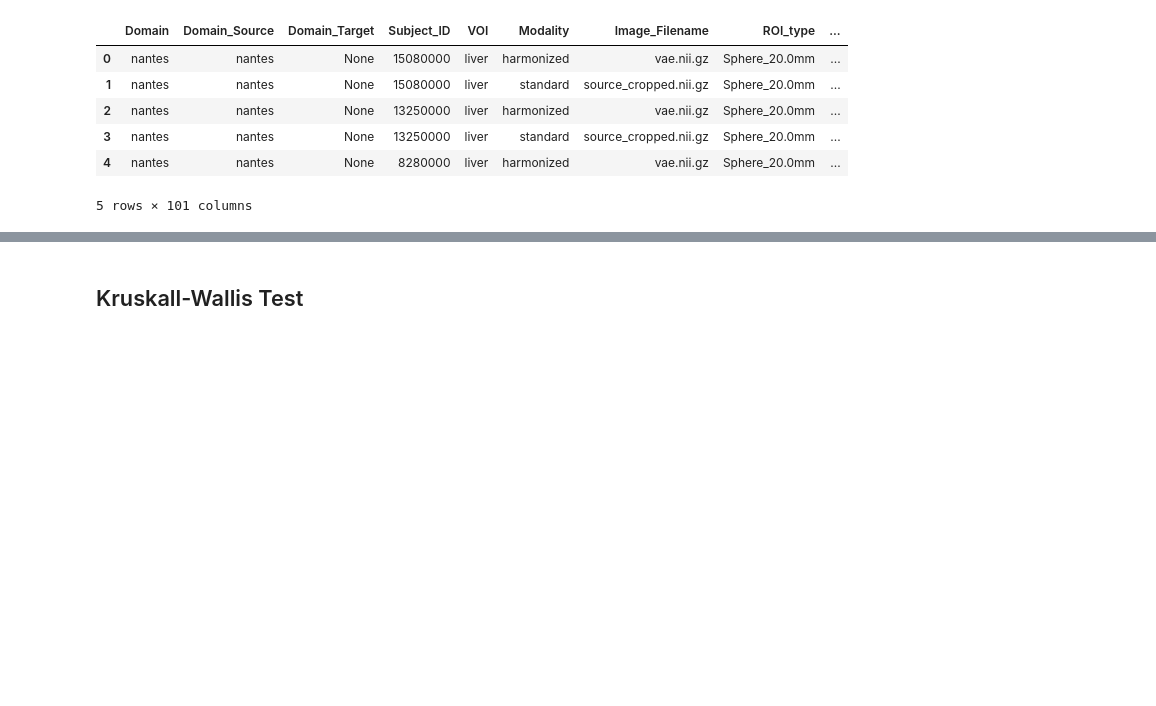
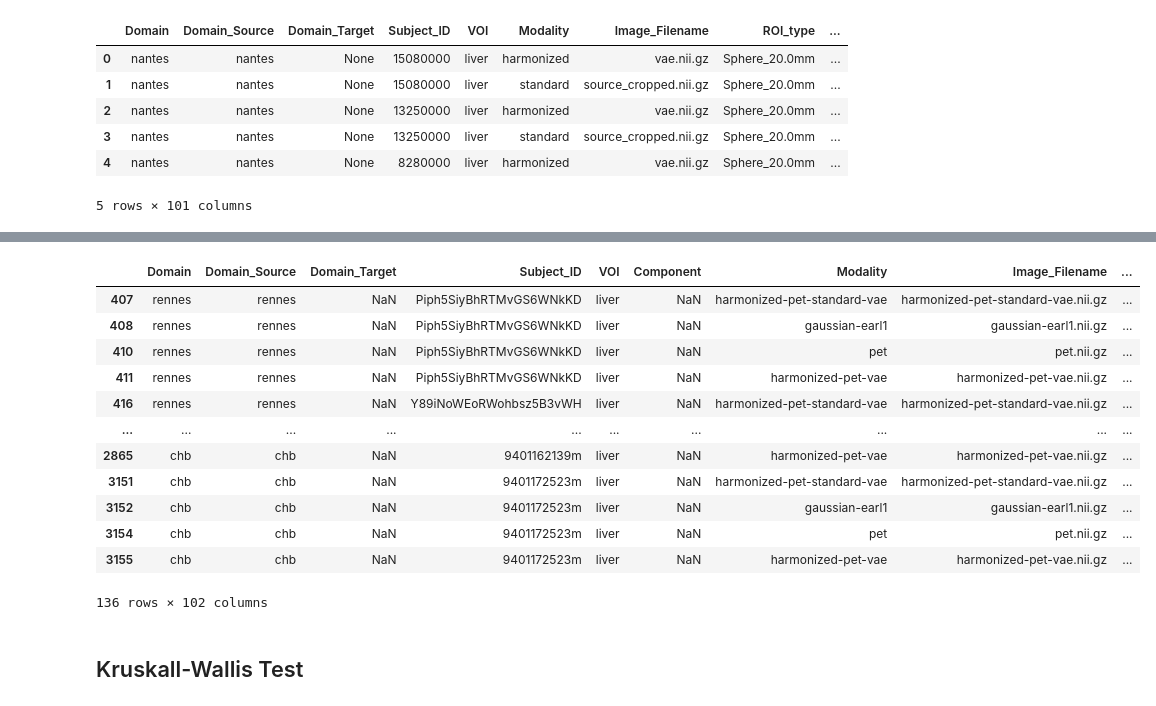
Before and after one commit to Arksyd96/federated-pet-harmonization, a Jupyter notebook: notebooks/evaluate_harmonization_radiomics.ipynb, the cells around one changed output, grey strips where cells are left out. Cells and saved outputs as stored; diff of their text form; code cells hidden in the pictures; blank space fills up the shorter version.

```diff
--- a/notebooks/evaluate_harmonization_radiomics.ipynb
+++ b/notebooks/evaluate_harmonization_radiomics.ipynb
@@ -90,3 +90,29 @@ master_df.head(5)
+# %%
+import pandas as pd
+
+req_mods = ['pet', 'harmonized-pet-vae', 'harmonized-pet-standard-vae', 'gaussian-earl1']
+
+df_filtered = master_df[master_df['Modality'].isin(req_mods)]
+
+mod_counts = df_filtered.groupby('Subject_ID')['Modality'].nunique()
+valid_patients = mod_counts[mod_counts == len(req_mods)].index
+
+master_df = df_filtered[df_filtered['Subject_ID'].isin(valid_patients)]
+master_df
+# %% [output]
+|  | Domain | Domain_Source | Domain_Target | Subject_ID | VOI | Component | Modality | Image_Filename | ... |
+| 407 | rennes | rennes | NaN | Piph5SiyBhRTMvGS6WNkKD | liver | NaN | harmonized-pet-standard-vae | harmonized-pet-standard-vae.nii.gz | ... |
+| 408 | rennes | rennes | NaN | Piph5SiyBhRTMvGS6WNkKD | liver | NaN | gaussian-earl1 | gaussian-earl1.nii.gz | ... |
+| 410 | rennes | rennes | NaN | Piph5SiyBhRTMvGS6WNkKD | liver | NaN | pet | pet.nii.gz | ... |
+| 411 | rennes | rennes | NaN | Piph5SiyBhRTMvGS6WNkKD | liver | NaN | harmonized-pet-vae | harmonized-pet-vae.nii.gz | ... |
+| 416 | rennes | rennes | NaN | Y89iNoWEoRWohbsz5B3vWH | liver | NaN | harmonized-pet-standard-vae | harmonized-pet-standard-vae.nii.gz | ... |
+| ... | ... | ... | ... | ... | ... | ... | ... | ... | ... |
+| 2865 | chb | chb | NaN | 9401162139m | liver | NaN | harmonized-pet-vae | harmonized-pet-vae.nii.gz | ... |
+| 3151 | chb | chb | NaN | 9401172523m | liver | NaN | harmonized-pet-standard-vae | harmonized-pet-standard-vae.nii.gz | ... |
+| 3152 | chb | chb | NaN | 9401172523m | liver | NaN | gaussian-earl1 | gaussian-earl1.nii.gz | ... |
+| 3154 | chb | chb | NaN | 9401172523m | liver | NaN | pet | pet.nii.gz | ... |
+| 3155 | chb | chb | NaN | 9401172523m | liver | NaN | harmonized-pet-vae | harmonized-pet-vae.nii.gz | ... |
+136 rows × 102 columns
 # %% [markdown]
 ## Kruskall-Wallis Test
 # %%
```
Also changed, not shown: parts of 5 cells of this notebook, 10 other files.
